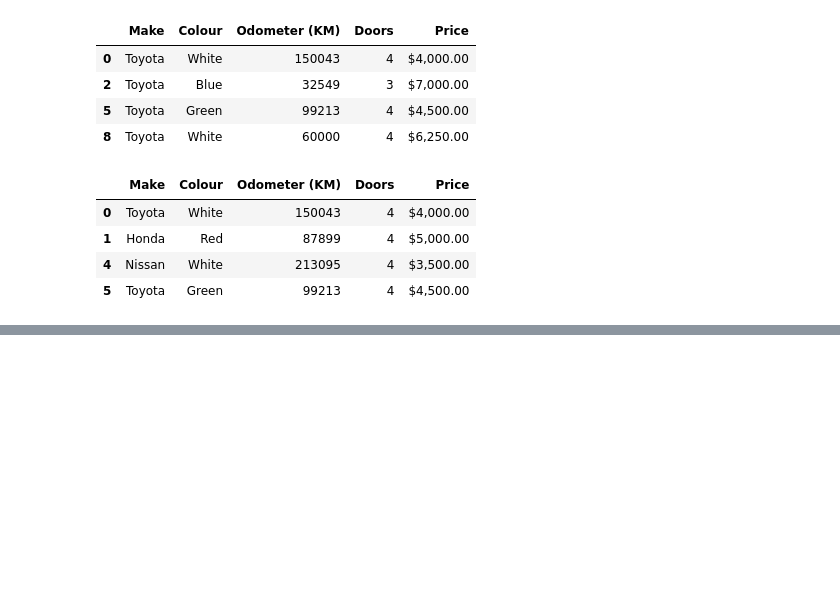
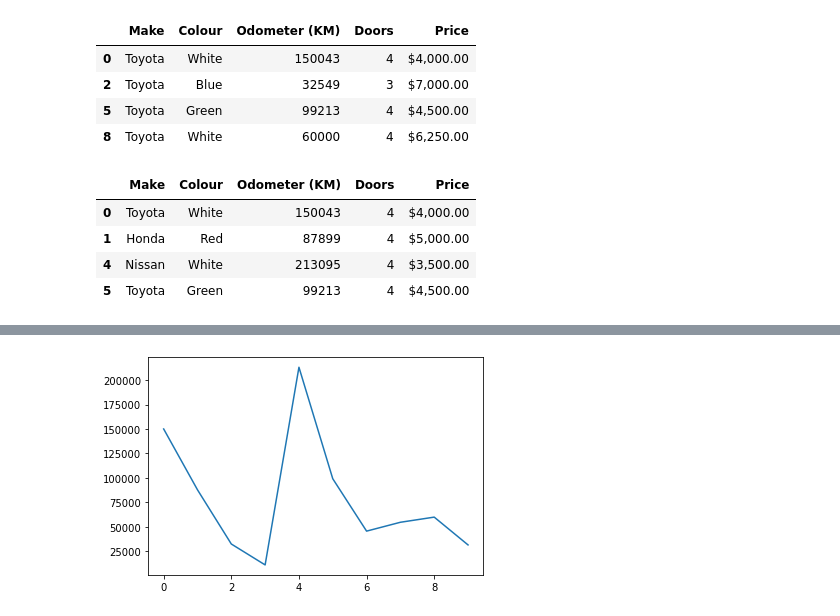
Before and after one commit to GKPSingh/M2D21, a Jupyter notebook: Learning Pandas.ipynb, the cells around one changed output, grey strips where cells are left out. Saved outputs shown, nothing was run; the diff lists cells and outputs as text; code cells hidden in the pictures; blank space fills up the shorter version.

```diff
--- a/Learning Pandas.ipynb
+++ b/Learning Pandas.ipynb
@@ -264,0 +297,4 @@ car_sales[car_sales ['Odometer (KM)'] >60000]
+# %%
+car_sales['Odometer (KM)'].plot();
+# %% [output]
+[figure, added]
```
Also changed, not shown: parts of 6 cells of this notebook.
